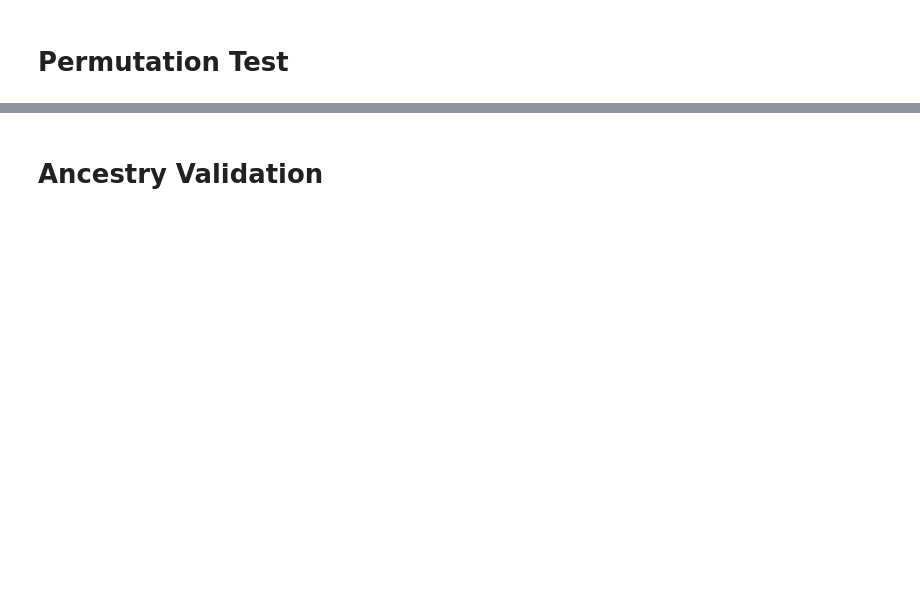
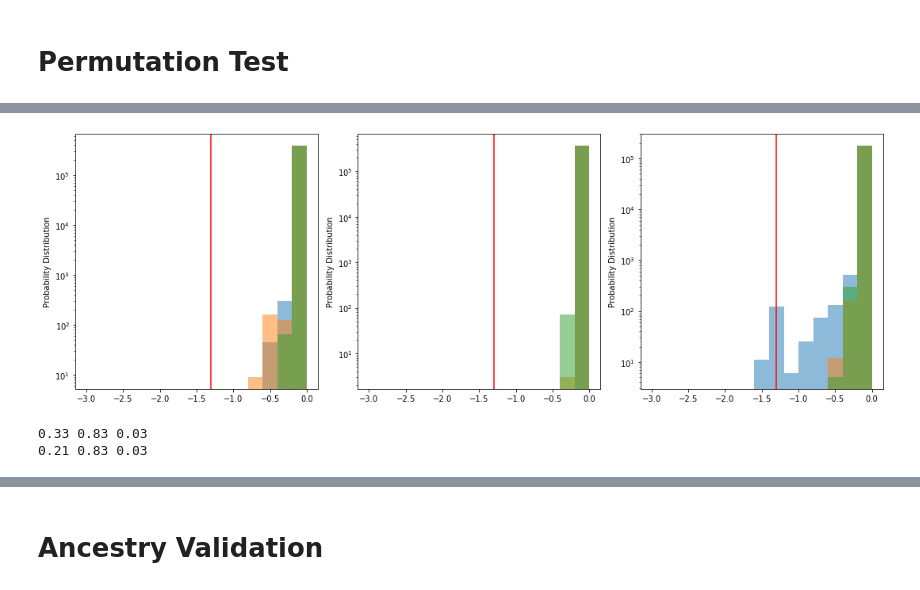
Before and after one commit to kpaskov/SibpairLinkage, a Jupyter notebook: analysis/Experimenting-With-Stats.ipynb, the cells around one changed output, grey strips where cells are left out. Saved outputs shown, nothing was run; the diff lists cells and outputs as text; code cells hidden in the pictures; blank space fills up the shorter version.

```diff
--- a/analysis/Experimenting-With-Stats.ipynb
+++ b/analysis/Experimenting-With-Stats.ipynb
@@ -61,0 +86,34 @@ plt.show()
+# %%
+plt.figure(figsize=(15, 5))
+
+plt.subplot(1, 3, 1)
+plt.hist(np.clip(np.log10(z0), -3, None), alpha=0.5, bins=np.arange(-3, 0.1, 0.2), log=True)
+plt.hist(np.clip(np.log10(z0_mat), -3, None), alpha=0.5, bins=np.arange(-3, 0.1, 0.2), log=True)
+plt.hist(np.clip(np.log10(z0_pat), -3, None), alpha=0.5, bins=np.arange(-3, 0.1, 0.2), log=True)
+plt.axvline(np.log10(0.05), color='red')
+plt.ylabel('Probability Distribution')
+
+plt.subplot(1, 3, 2)
+plt.hist(np.clip(np.log10(z3), -3, None), alpha=0.5, bins=np.arange(-3, 0.1, 0.2), log=True)
+plt.hist(np.clip(np.log10(z3_mat), -3, None), alpha=0.5, bins=np.arange(-3, 0.1, 0.2), log=True)
+plt.hist(np.clip(np.log10(z3_pat), -3, None), alpha=0.5, bins=np.arange(-3, 0.1, 0.2), log=True)
+plt.axvline(np.log10(0.05), color='red')
+plt.ylabel('Probability Distribution')
+
+plt.subplot(1, 3, 3)
+plt.hist(np.clip(np.log10(z2), -3, None), alpha=0.5, bins=np.arange(-3, 0.1, 0.2), log=True)
+plt.hist(np.clip(np.log10(z2_mat), -3, None), alpha=0.5, bins=np.arange(-3, 0.1, 0.2), log=True)
+plt.hist(np.clip(np.log10(z2_pat), -3, None), alpha=0.5, bins=np.arange(-3, 0.1, 0.2), log=True)
+plt.axvline(np.log10(0.05), color='red')
+plt.ylabel('Probability Distribution')
+
+plt.tight_layout()
+plt.show()
+# %% [output]
+[figure, added]
+# %%
+print(np.min(z0), np.min(z3), np.min(z2))
+print(np.min(z0_mat), np.min(z3), np.min(z2))
+# %% [output]
+0.33 0.83 0.03
+0.21 0.83 0.03
```
Also changed, not shown: parts of 24 cells of this notebook, 13 other files.
